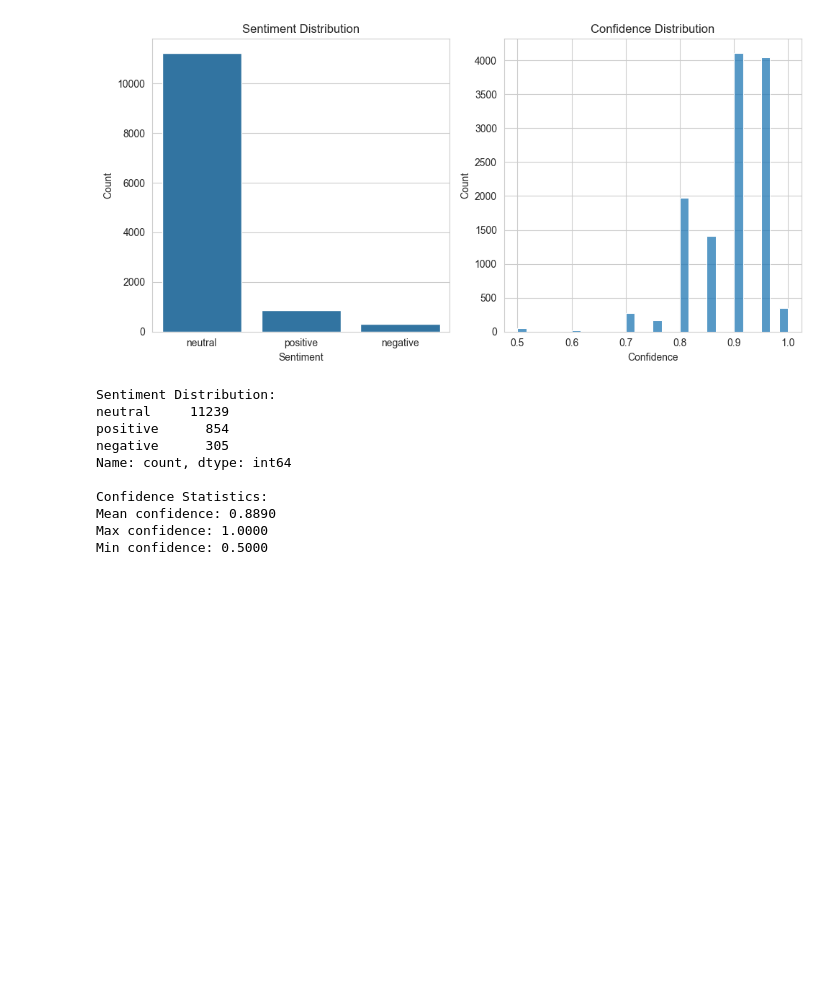
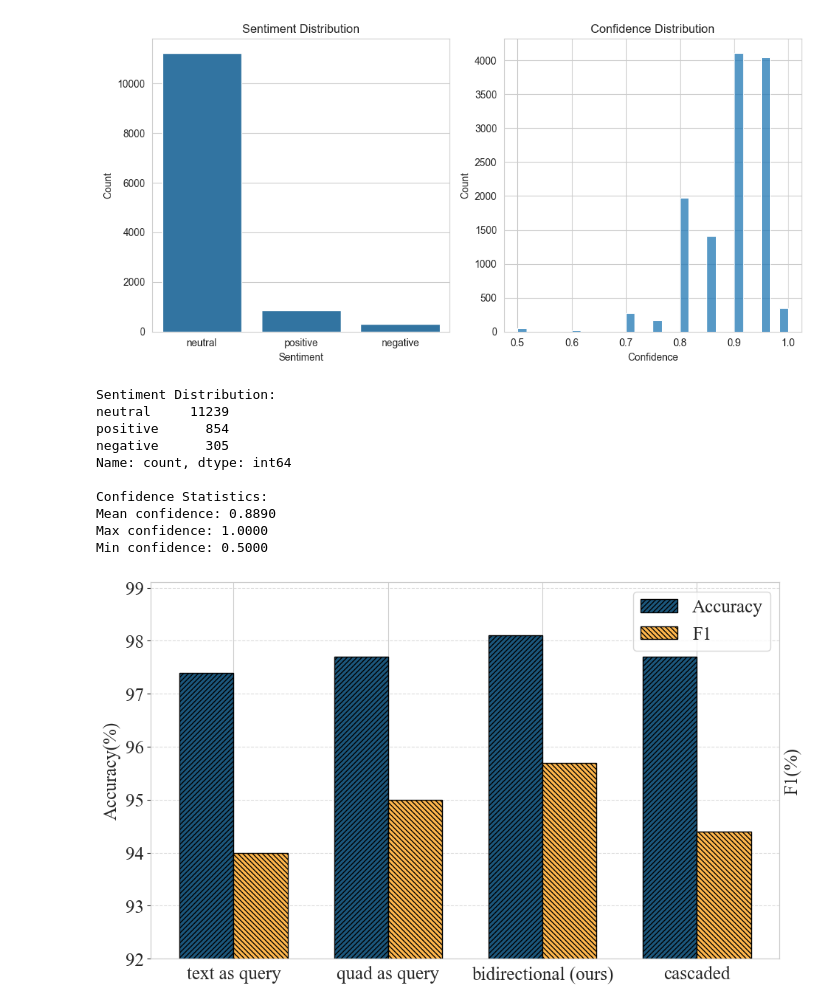
Before and after one commit to goghvan1113/TDCSA, a Jupyter notebook: data/visualize.ipynb, the cells around one changed output. Cells and saved outputs as stored; diff of their text form; code cells hidden in the pictures; blank space fills up the shorter version.

```diff
--- a/data/visualize.ipynb
+++ b/data/visualize.ipynb
@@ -914,3 +914,72 @@ Confidence Statistics:
 Mean confidence: 0.8890
 Max confidence: 1.0000
 Min confidence: 0.5000
+# %%
+import matplotlib.pyplot as plt
+import numpy as np
+
+# 数据
+attention_methods = ['text as query', 'quad as query', 'bidirectional (ours)', 'cascaded']
+accuracy_scores = [97.4, 97.7, 98.1, 97.7]  # 示例数据
+f1_scores = [94.0, 95.0, 95.7, 94.4]       # 示例数据
+
+def create_comparison_plot(methods, accuracy, f1):
+    # 设置全局字体为 Times New Roman
+    plt.rcParams['font.family'] = 'Times New Roman'
+    plt.rcParams['font.size'] = 18
+
+    # 创建图形和轴
+    fig, ax1 = plt.subplots(figsize=(10, 6))
+    ax2 = ax1.twinx()
+
+    # 设置柱状图的位置
+    x = np.arange(len(methods))
+    width = 0.35
+
+    # 定义填充样式
+    hatch_patterns = ['/////', '\\\\\\\\\\']  # 斜线填充模式
+    colors = ['#1C577C', '#FFB74D']  # 浅蓝色和橙色
+
+    # 绘制柱状图
+    rects1 = ax1.bar(x - width/2, accuracy, width, label='Accuracy',
+                    color=colors[0], hatch=hatch_patterns[0], edgecolor='black')
+    rects2 = ax2.bar(x + width/2, f1, width, label='F1',
+                    color=colors[1], hatch=hatch_patterns[1], edgecolor='black')
+
+    # 设置x轴标签
+    ax1.set_xticks(x)
+    ax1.set_xticklabels(methods)
+
+    # 设置y轴标签
+    ax1.set_ylabel('Accuracy(%)')
+    ax2.set_ylabel('F1(%)')
+
+    # 设置网格线
+    ax1.yaxis.grid(True, linestyle='--', alpha=0.7)
+
+    # 隐藏右侧Y轴刻度
+    ax2.set_yticks([])
+
+    # 添加图例
+    lines1, labels1 = ax1.get_legend_handles_labels()
+    lines2, labels2 = ax2.get_legend_handles_labels()
+    ax1.legend(lines1 + lines2, labels1 + labels2,
+              loc='upper right', bbox_to_anchor=(1, 1),
+              frameon=True)
+
+    # 设置Y轴范围
+    y_min = min(min(accuracy), min(f1)) - 2
+    y_max = max(max(accuracy), max(f1)) + 1
+    ax1.set_ylim(y_min, y_max)
+    ax2.set_ylim(y_min, y_max)
+
+    # 调整布局
+    plt.tight_layout()
+
+    # 显示图形
+    plt.show()
+
+# 调用函数创建图表
+create_comparison_plot(attention_methods, accuracy_scores, f1_scores)
+# %% [output]
+[figure, added]
```
Also changed, not shown: 15 other files.
